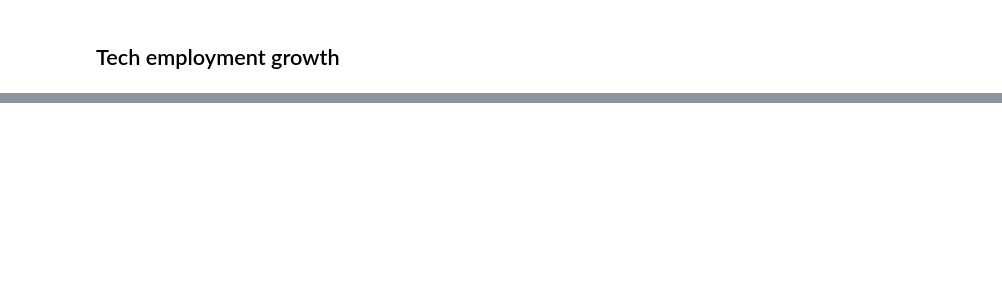
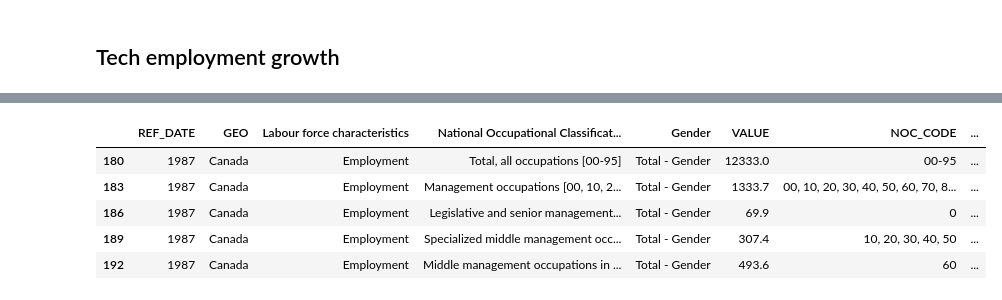
Before and after one commit to edhdevps/capstone-nb-job-trends, a Jupyter notebook: notebooks/02_eda_and_features.ipynb, the cells around one changed output, grey strips where cells are left out. Drawn from its saved outputs; the diff is of its cells as text; code cells hidden in the pictures; blank space fills up the shorter version.

```diff
--- a/notebooks/02_eda_and_features.ipynb
+++ b/notebooks/02_eda_and_features.ipynb
@@ -18,6 +18,7 @@ sns.set_style("whitegrid")
 # %%
 PROJECT_ROOT = Path.cwd().parents[0] if Path.cwd().name == "notebooks" else Path.cwd()
 
+DATA_RAW = PROJECT_ROOT / "data" / "raw"
 DATA_INTERIM = PROJECT_ROOT / "data" / "interim"
 FIGURES = PROJECT_ROOT / "figures"
 
@@ -102,0 +245,23 @@ plt.show()
+# %%
+# Preparing the Canada dataset for comparison.
+cols = [
+    "REF_DATE",
+    "GEO",
+    "Labour force characteristics",
+    "National Occupational Classification (NOC)",
+    "Gender",
+    "VALUE"
+]
+
+df_full = pd.read_csv(
+    DATA_RAW / "statcan_14-10-0416-01_full.csv",
+    usecols=cols
+)
+
+df_can = df_full[
+    (df_full["GEO"] == "Canada") &
+    (df_full["Labour force characteristics"] == "Employment") &
+    (df_full["Gender"] == "Total - Gender")
+]
+
+df_can.head()
@@ -102,0 +364,27 @@ plt.show()
+# %%
+# Adjusting for specialization using Location Quotient
+def classify_sector(noc):
+    if pd.isna(noc):
+        return "Other"
+    noc = str(noc)
+    if noc.startswith("21") or noc.startswith("22"):
+        return "Tech_STEM"
+    elif noc.startswith("11") or noc.startswith("12") or noc.startswith("13"):
+        return "Business_Admin"
+    elif noc.startswith("31") or noc.startswith("32"):
+        return "Health"
+    elif noc.startswith("62") or noc.startswith("63") or noc.startswith("64"):
+        return "Sales_Service"
+    else:
+        return "Other"
+# %%
+df_can["NOC_CODE"] = df_can["National Occupational Classification (NOC)"].str.extract(r"\[(.*?)\]")
+df_can["sector_group"] = df_can["NOC_CODE"].apply(classify_sector)
+df_can.head()
+# %% [output]
+|  | REF_DATE | GEO | Labour force characteristics | National Occupational Classificat... | Gender | VALUE | NOC_CODE | ... |
+| 180 | 1987 | Canada | Employment | Total, all occupations [00-95] | Total - Gender | 12333.0 | 00-95 | ... |
+| 183 | 1987 | Canada | Employment | Management occupations [00, 10, 2... | Total - Gender | 1333.7 | 00, 10, 20, 30, 40, 50, 60, 70, 8... | ... |
+| 186 | 1987 | Canada | Employment | Legislative and senior management... | Total - Gender | 69.9 | 0 | ... |
+| 189 | 1987 | Canada | Employment | Specialized middle management occ... | Total - Gender | 307.4 | 10, 20, 30, 40, 50 | ... |
+| 192 | 1987 | Canada | Employment | Middle management occupations in ... | Total - Gender | 493.6 | 60 | ... |
```
Also changed, not shown: parts of 25 cells of this notebook.
